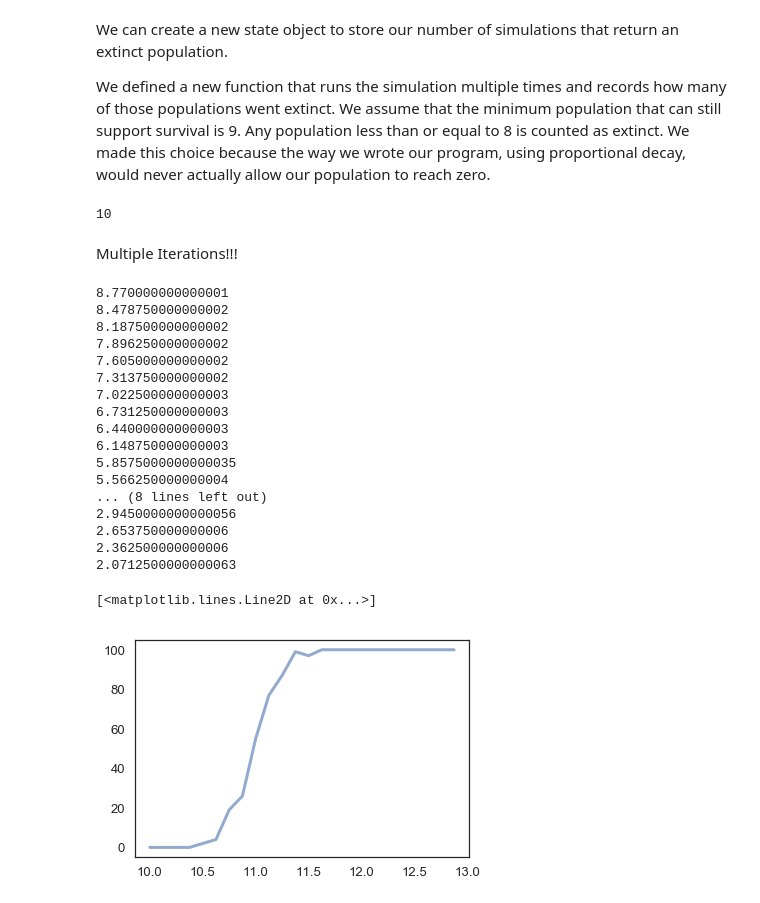
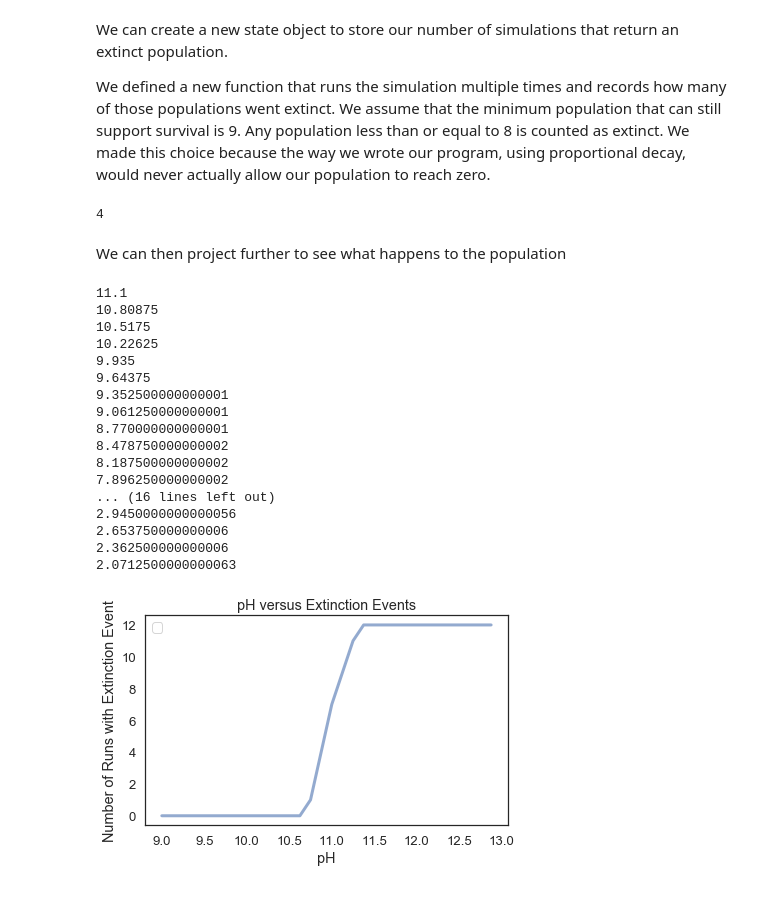
Before and after one commit to Inkering/pHandDying, a Jupyter notebook: code/pHandDyingRoughDraft.ipynb, the cells around one changed output. Cells and saved outputs as stored; diff of their text form; code cells hidden in the pictures.

```diff
--- a/code/pHandDyingRoughDraft.ipynb
+++ b/code/pHandDyingRoughDraft.ipynb
@@ -174,9 +185,3 @@ def run_program(number_of_runs, system, state):
     for i in range (number_of_runs):
         x = run_ph_sim2(system)
     return state.extinct
-# %%
-# set our constants
-birth_rate_normal = 0.12
-birth = run_match2()
-birth1 = birth_rate_normal*(birth/11.1)
-values = System(death=0.1, birth_lb = birth1-0.07, birth_ub = birth1+0.07, pop_0 = 40, time_period = 52)
@@ -186,53 +193,55 @@ extinct = State(extinct = 0)
 extinctions = run_program(10, values, extinct)
 print(extinct.extinct)
 # %% [output]
-10
+4
-# %% [markdown]
-Multiple Iterations!!!
+# %% [markdown]
+We can then project further to see what happens to the population
 # %%
-#step = 0.1
+#step = 0.125
 
 def run_match2_mult_it(projection):
     match = TimeSeries()
     match[9] = 11.1
     for p in linrange(9, projection, 0.125):
         match [p+0.125] = match[p] - 2.33 * (0.125)
     return match[projection]
 
 crustydead = Series()
 
-for proj in linrange(10, 13, 0.125):
+for proj in linrange(9, 13, 0.125):
 
     iterations=run_match2_mult_it(proj)
-    print (iterations)
+    print(iterations)
 
     birth_rate_normal = 0.12
     birth = run_match2_mult_it(proj)
     birth1 = birth_rate_normal*(birth/11.1)
     values = System(death=0.1, birth_lb = birth1-0.07, birth_ub = birth1+0.07, pop_0 = 40, time_period = 52)
 
     extinct = State(extinct = 0)
-    extinctions = run_program(100, values, extinct)
+    extinctions = run_program(12, values, extinct)
     crustydead[proj] = extinct.extinct
 
 plot (crustydead)
+decorate(xlabel = 'pH',
+         ylabel = 'Number of Runs with Extinction Event',
+         title = 'pH versus Extinction Events')
 # %% [output]
+11.1
+10.80875
+10.5175
+10.22625
+9.935
+9.64375
+9.352500000000001
+9.061250000000001
 8.770000000000001
 8.478750000000002
 8.187500000000002
 7.896250000000002
-7.605000000000002
-7.313750000000002
-7.022500000000003
-6.731250000000003
-6.440000000000003
-6.148750000000003
-5.8575000000000035
-5.566250000000004
-... (8 lines left out)
+... (16 lines left out)
 2.9450000000000056
 2.653750000000006
 2.362500000000006
 2.0712500000000063
-[<matplotlib.lines.Line2D at 0x...>]
-[figure, old version]
+[figure, new version]
```
Also changed, not shown: parts of 5 cells of this notebook.
